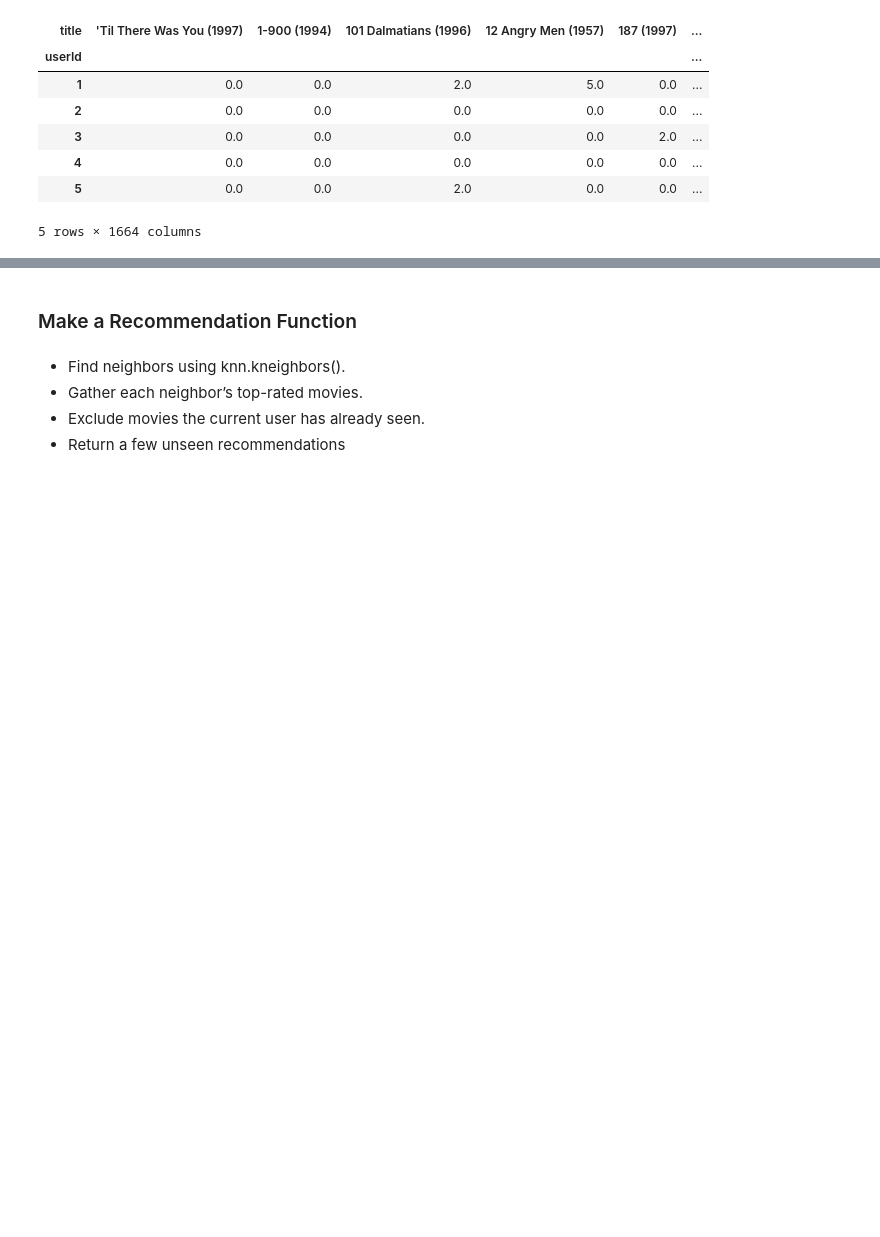
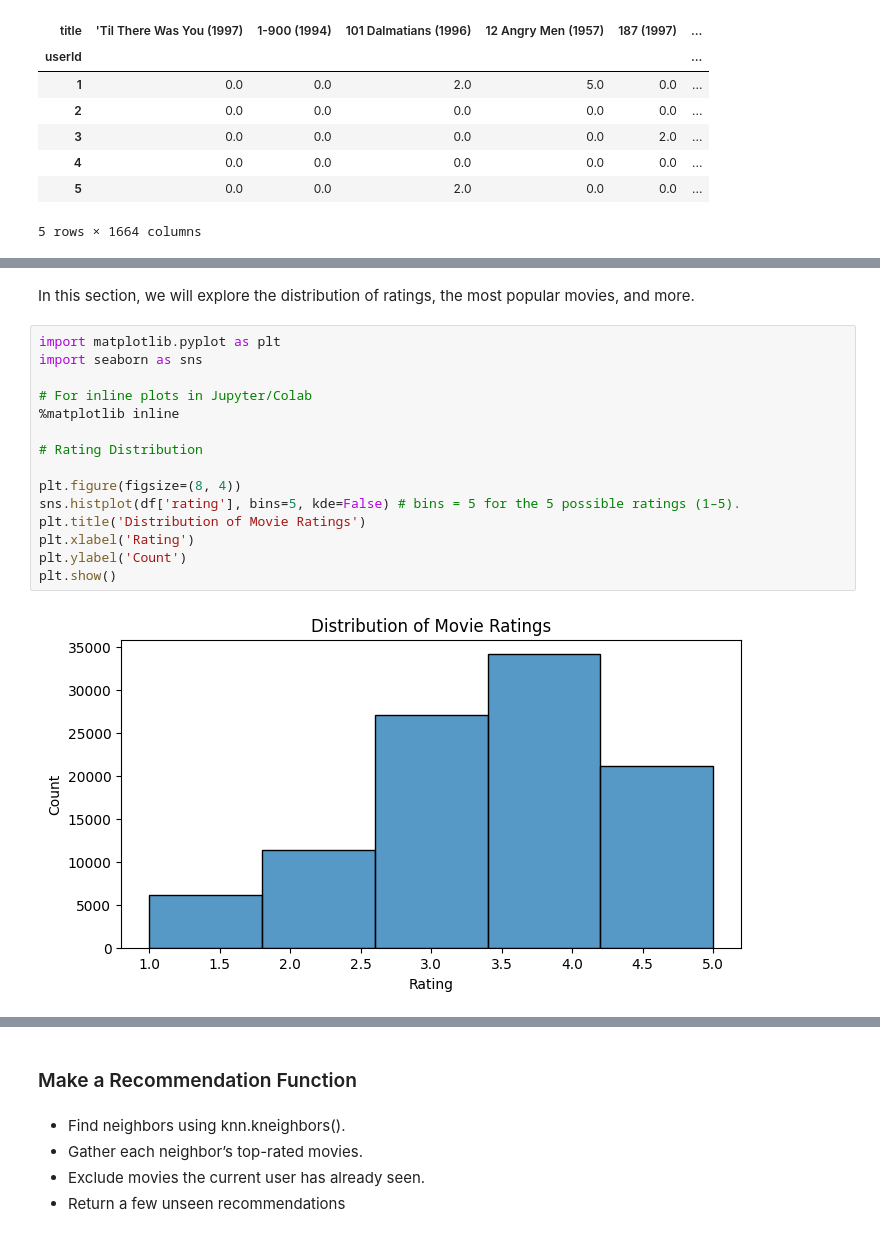
Before and after one commit to itsJonnie/Movie-Recommendation-System, a Jupyter notebook: Movie_Recommendation_System.ipynb, the cells around one changed output, grey strips where cells are left out. Cells and saved outputs as stored; diff of their text form; blank space fills up the shorter version.

```diff
--- a/Movie_Recommendation_System.ipynb
+++ b/Movie_Recommendation_System.ipynb
@@ -111,0 +138,19 @@ user_movie_matrix.head()
+# %% [markdown]
+In this section, we will explore the distribution of ratings, the most popular movies, and more.
+# %%
+import matplotlib.pyplot as plt
+import seaborn as sns
+
+# For inline plots in Jupyter/Colab
+%matplotlib inline
+
+# Rating Distribution
+
+plt.figure(figsize=(8, 4))
+sns.histplot(df['rating'], bins=5, kde=False) # bins = 5 for the 5 possible ratings (1–5).
+plt.title('Distribution of Movie Ratings')
+plt.xlabel('Rating')
+plt.ylabel('Count')
+plt.show()
+# %% [output]
+[figure, added]
```
Also changed, not shown: parts of 22 cells of this notebook.
